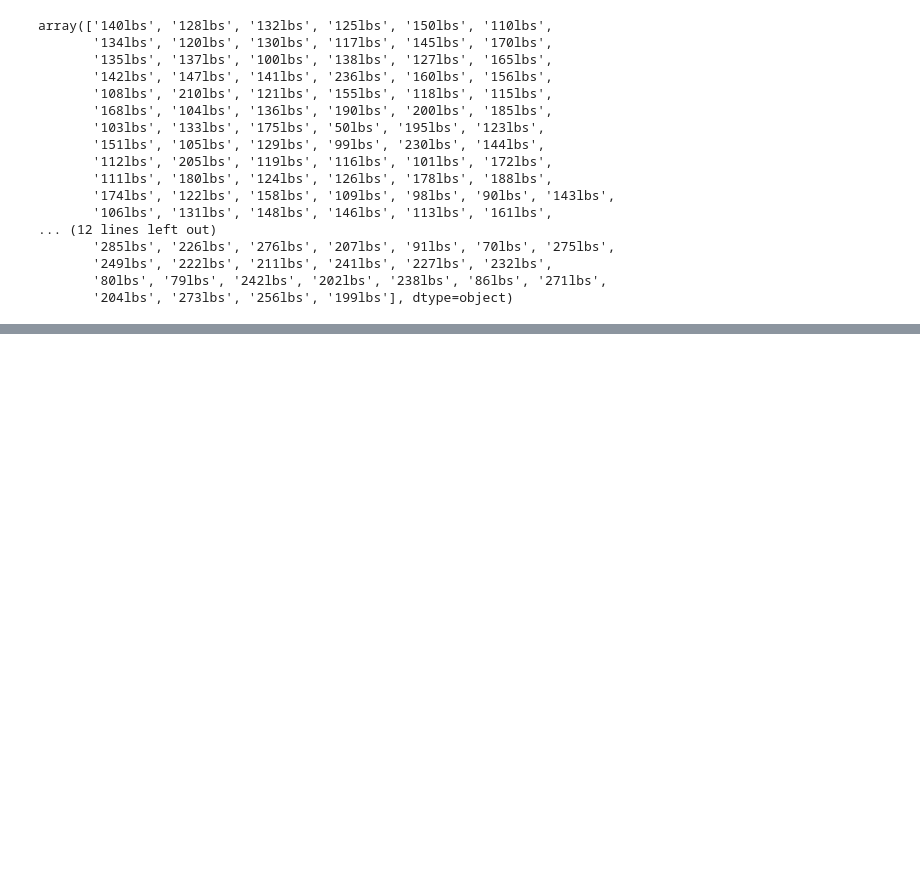
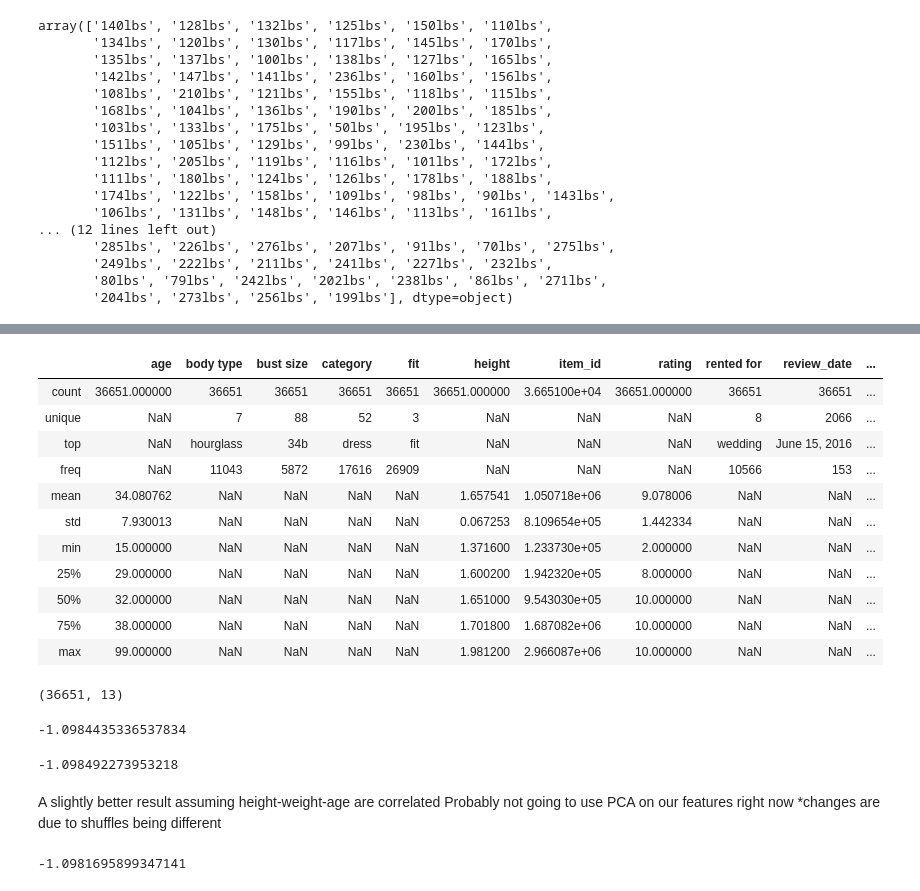
Before and after one commit to olanmccarthy/ai1_ca, a Jupyter notebook: ass1.ipynb, the cells around one changed output, grey strips where cells are left out. Drawn from its saved outputs; the diff is of its cells as text; code cells hidden in the pictures; blank space fills up the shorter version.

Commit message:
1st models made

```diff
--- a/ass1.ipynb
+++ b/ass1.ipynb
@@ -217,0 +300,21 @@ df.describe(include="all")
+# %%
+df = df[((df["age"] < 100) & (df["age"] > 14)) & (df["weight"] > 80)]
+df.reset_index(drop=True, inplace=True)
+df.describe(include="all")
+# %% [output]
+|  | age | body type | bust size | category | fit | height | item_id | rating | rented for | review_date | ... |
+| count | 36651.000000 | 36651 | 36651 | 36651 | 36651 | 36651.000000 | 3.665100e+04 | 36651.000000 | 36651 | 36651 | ... |
+| unique | NaN | 7 | 88 | 52 | 3 | NaN | NaN | NaN | 8 | 2066 | ... |
+| top | NaN | hourglass | 34b | dress | fit | NaN | NaN | NaN | wedding | June 15, 2016 | ... |
+| freq | NaN | 11043 | 5872 | 17616 | 26909 | NaN | NaN | NaN | 10566 | 153 | ... |
+| mean | 34.080762 | NaN | NaN | NaN | NaN | 1.657541 | 1.050718e+06 | 9.078006 | NaN | NaN | ... |
+| std | 7.930013 | NaN | NaN | NaN | NaN | 0.067253 | 8.109654e+05 | 1.442334 | NaN | NaN | ... |
+| min | 15.000000 | NaN | NaN | NaN | NaN | 1.371600 | 1.233730e+05 | 2.000000 | NaN | NaN | ... |
+| 25% | 29.000000 | NaN | NaN | NaN | NaN | 1.600200 | 1.942320e+05 | 8.000000 | NaN | NaN | ... |
+| 50% | 32.000000 | NaN | NaN | NaN | NaN | 1.651000 | 9.543030e+05 | 10.000000 | NaN | NaN | ... |
+| 75% | 38.000000 | NaN | NaN | NaN | NaN | 1.701800 | 1.687082e+06 | 10.000000 | NaN | NaN | ... |
+| max | 99.000000 | NaN | NaN | NaN | NaN | 1.981200 | 2.966087e+06 | 10.000000 | NaN | NaN | ... |
+# %%
+df.shape
+# %% [output]
+(36651, 13)
@@ -217,0 +324,48 @@ df.describe(include="all")
+# %%
+#first model
+# The features we want to select
+numeric_features = ["age", "height", "size", "weight"]
+nominal_features = ["body type", "category", "fit", "rented for", "bust size"]
+#dropping item_id review_date user_id
+
+# Create the preprocessor
+preprocessor = ColumnTransformer([("num", StandardScaler(), numeric_features),
+                                  ("nom", OneHotEncoder(handle_unknown="ignore"), nominal_features)],
+                                    remainder="drop")
+# Create a pipeline that combines the preprocessor with the estimator
+pipeline = Pipeline([("pre", preprocessor),("est", LinearRegression())])
+
+y = df["rating"].values
+
+# Create the object that splits the data
+kf = KFold(n_splits=10, shuffle=True)
+# Run the pipeline
+np.mean(cross_val_score(pipeline, df, y, scoring="neg_mean_absolute_error",
+cv=kf))
+# %% [output]
+-1.0984435336537834
+# %%
+#now we try running first model with PCA
+preprocessor_with_PCA = ColumnTransformer([("num", PCA(n_components=2), numeric_features),
+("nom", OneHotEncoder(handle_unknown="ignore"), nominal_features)],remainder="drop")
+
+pipeline_with_PCA = Pipeline([("pre", preprocessor_with_PCA),("est", LinearRegression())])
+np.mean(cross_val_score(pipeline_with_PCA, df, y, scoring="neg_mean_absolute_error",
+cv=kf))
+# %% [output]
+-1.098492273953218
+# %% [markdown]
+A slightly better result assuming height-weight-age are correlated
+Probably not going to use PCA on our features right now *changes are due to shuffles being different
+# %%
+#a re-run of the first model, this time not dropping features
+#perhaps items with a certain id was bady reviewed by multiple people - should be nominal
+#users of certain id could be prone to giving certain scores - should be nominal
+#perhaps users leave better reviews the later in the year it is/what time of year it is, ect.
+numeric_features = ["age", "height", "size", "weight", "user_id", "item_id"]
+nominal_features = ["body type", "category", "fit", "rented for", "bust size", "review_date"]
+
+np.mean(cross_val_score(pipeline, df, y, scoring="neg_mean_absolute_error",
+cv=kf))
+# %% [output]
+-1.0981695899347141
```
Also changed, not shown: parts of 26 cells of this notebook.
